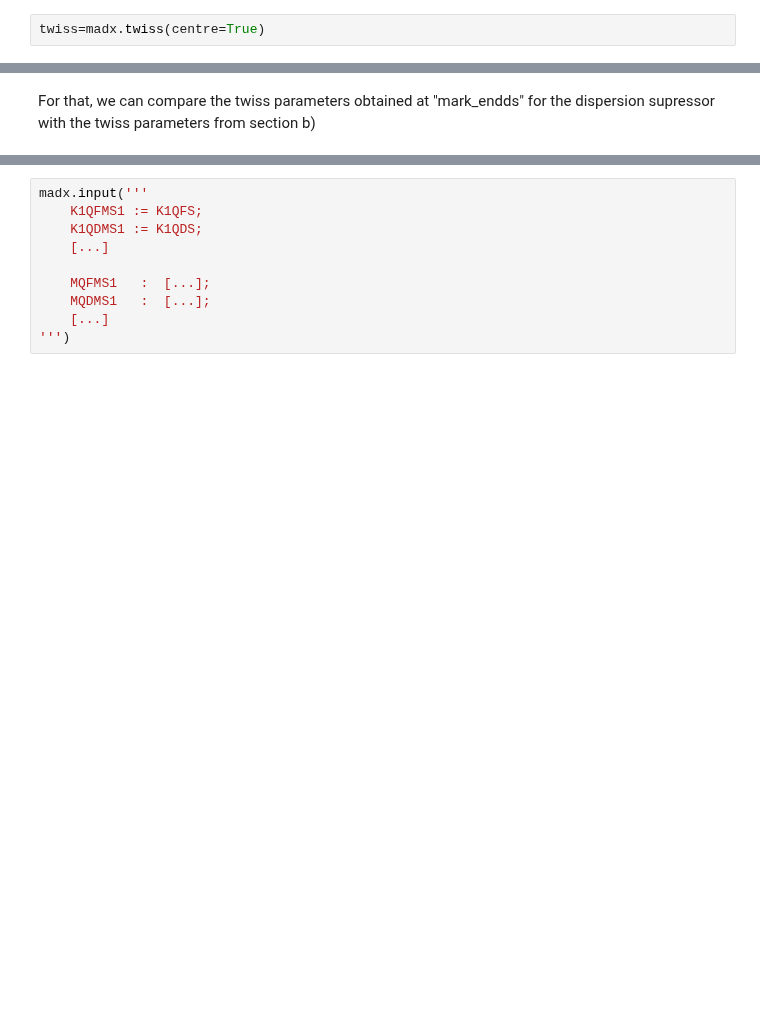
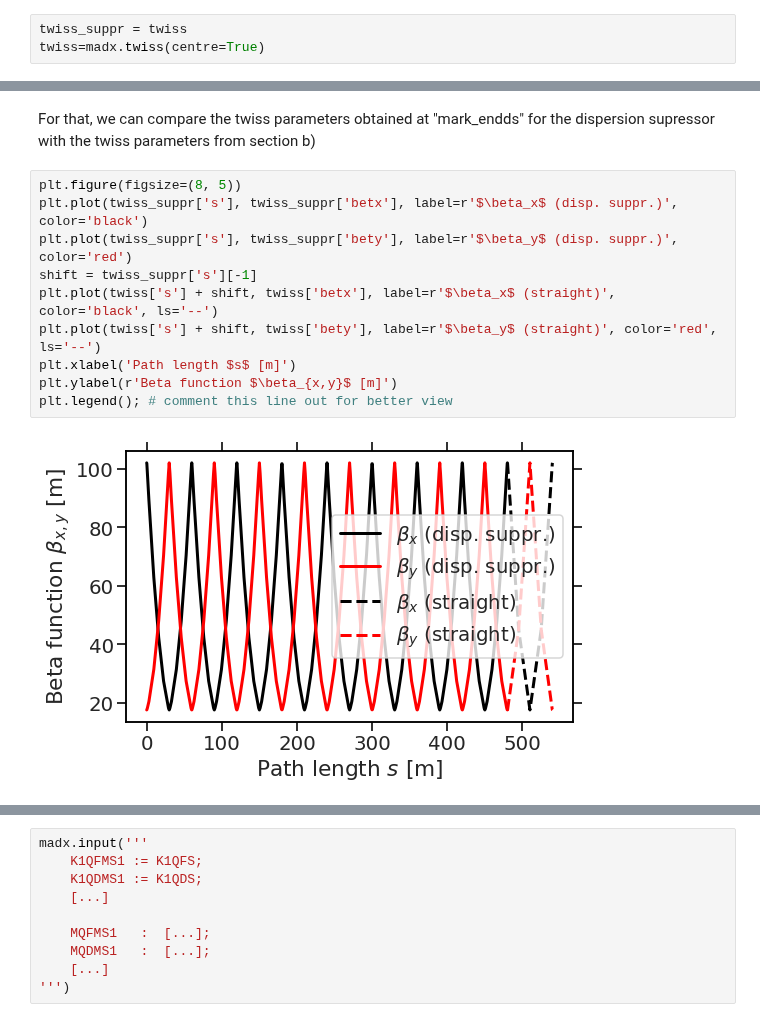
Before and after one commit to youcann/JUAS-2022-accelerator-workshop-group10, a Jupyter notebook: JUAS22_AccDesign_Topic-III-Lattice-Design.ipynb, the cells around one changed output, grey strips where cells are left out. Saved outputs shown, nothing was run; the diff lists cells and outputs as text; blank space fills up the shorter version.

Commit message:
Visualisation of beta functions.

```diff
--- a/JUAS22_AccDesign_Topic-III-Lattice-Design.ipynb
+++ b/JUAS22_AccDesign_Topic-III-Lattice-Design.ipynb
@@ -851,6 +872,7 @@ straight_start = madx.table.summ.dframe()
 madx.command.savebeta(label='end.straight.ss', place='#e')
 straight_end = madx.table.summ.dframe()
 # %%
+twiss_suppr = twiss
 twiss=madx.twiss(centre=True)
 # %% [output]
 enter Twiss module
@@ -897,3 +919,15 @@ Idea: Since the straight section is going to be installed in the middle of both
 - End of the straight section vs. Beginning of the 2nd dispersion supressor (Otherwise, define MSR)
 # %% [markdown]
 For that, we can compare the twiss parameters obtained at "mark_endds" for the dispersion supressor with the twiss parameters from section b)
+# %%
+plt.figure(figsize=(8, 5))
+plt.plot(twiss_suppr['s'], twiss_suppr['betx'], label=r'$\beta_x$ (disp. suppr.)', color='black')
+plt.plot(twiss_suppr['s'], twiss_suppr['bety'], label=r'$\beta_y$ (disp. suppr.)', color='red')
+shift = twiss_suppr['s'][-1]
+plt.plot(twiss['s'] + shift, twiss['betx'], label=r'$\beta_x$ (straight)', color='black', ls='--')
+plt.plot(twiss['s'] + shift, twiss['bety'], label=r'$\beta_y$ (straight)', color='red', ls='--')
+plt.xlabel('Path length $s$ [m]')
+plt.ylabel(r'Beta function $\beta_{x,y}$ [m]')
+plt.legend(); # comment this line out for better view
+# %% [output]
+[figure, added]
```
Also changed, not shown: parts of 6 cells of this notebook.
